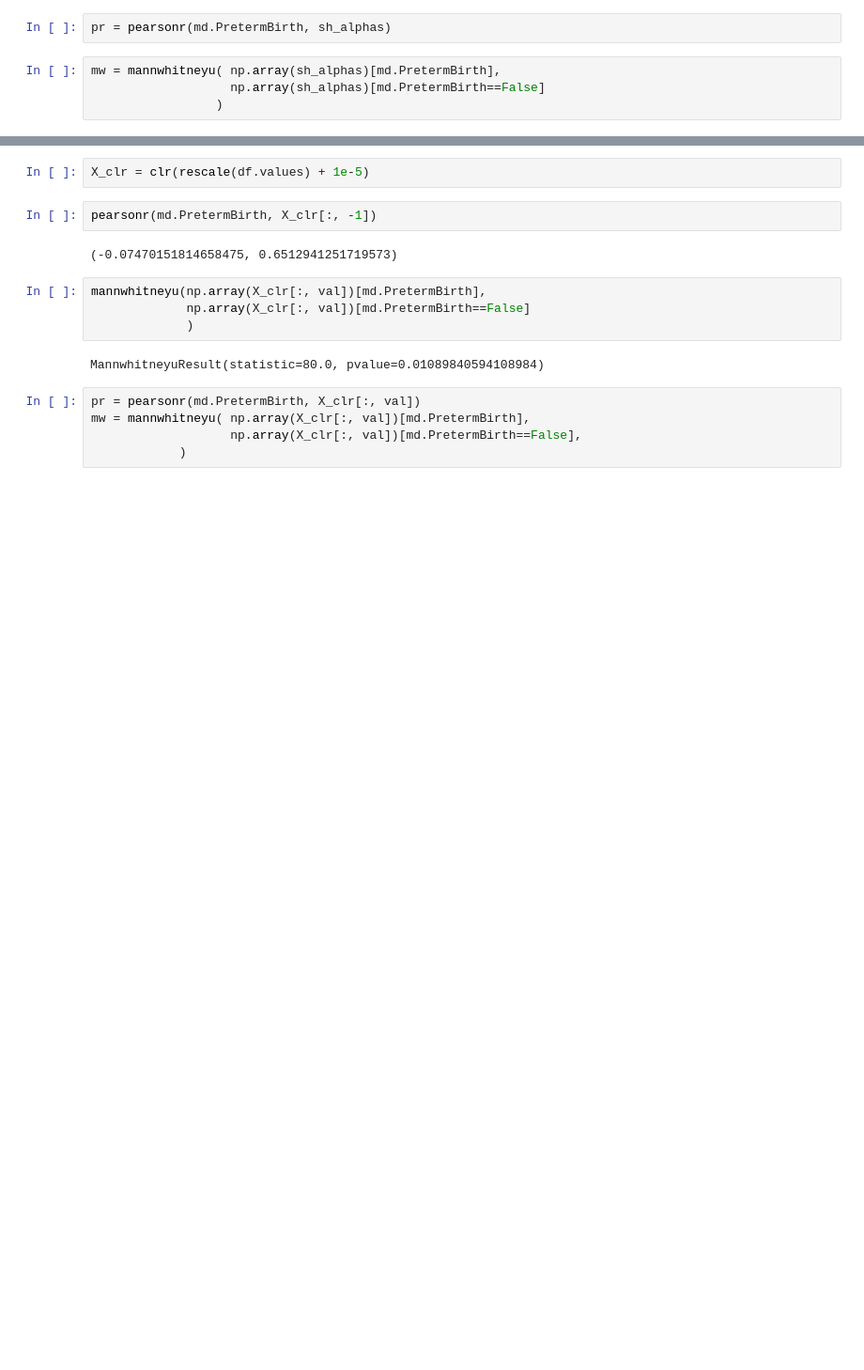
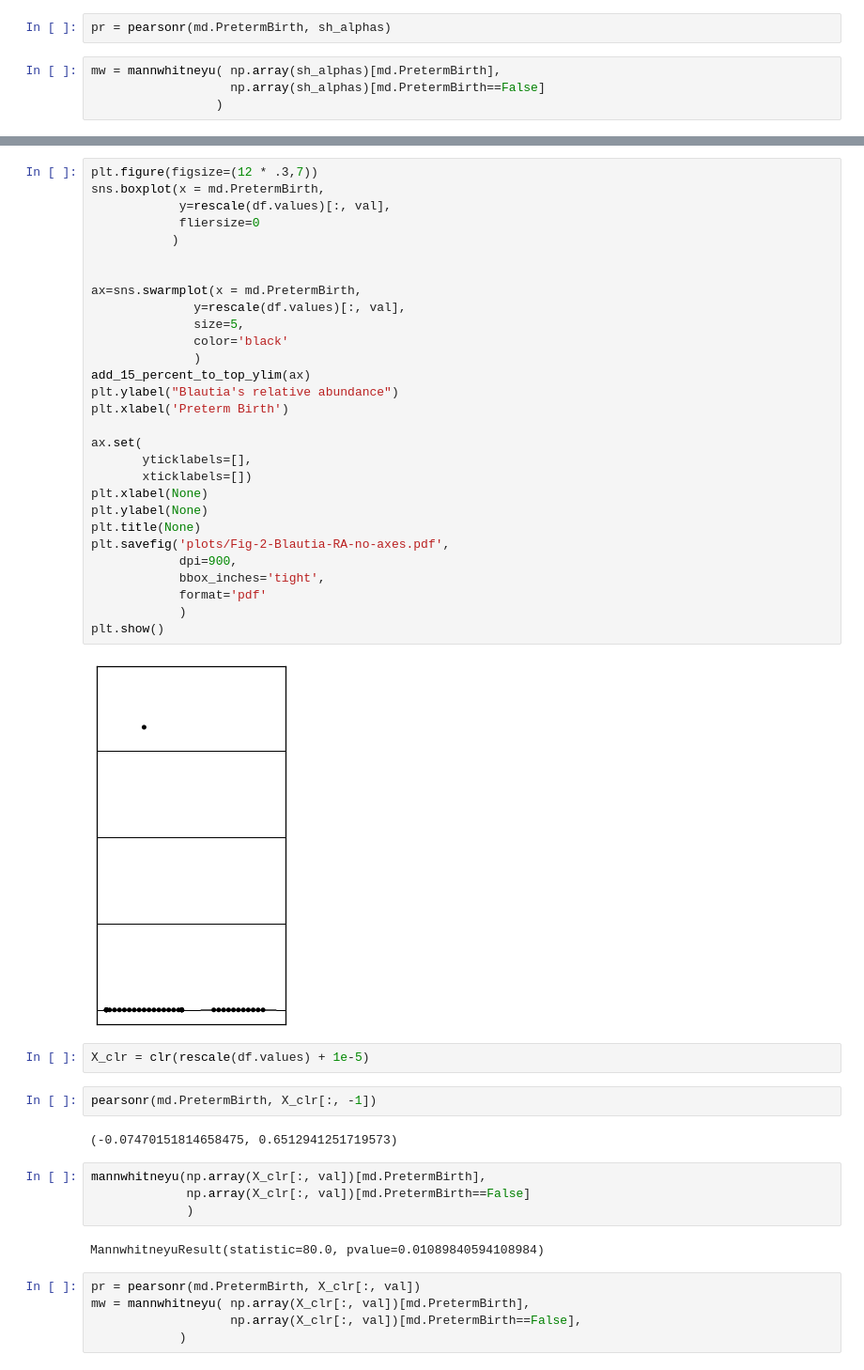
Before and after one commit to korem-lab/compositional-empty-features, a Jupyter notebook: Vaginal-microbiome-sparse-feature.ipynb, the cells around one changed output, grey strips where cells are left out. Shown at 94% size. Drawn from its saved outputs; the diff is of its cells as text; blank space fills up the shorter version.

```diff
--- a/Vaginal-microbiome-sparse-feature.ipynb
+++ b/Vaginal-microbiome-sparse-feature.ipynb
@@ -111,3 +165,34 @@ plt.show()
+# %%
+plt.figure(figsize=(12 * .3,7))
+sns.boxplot(x = md.PretermBirth,
+            y=rescale(df.values)[:, val],
+            fliersize=0
+           )
+
+
+ax=sns.swarmplot(x = md.PretermBirth,
+              y=rescale(df.values)[:, val],
+              size=5,
+              color='black'
+              )
+add_15_percent_to_top_ylim(ax)
+plt.ylabel("Blautia's relative abundance")
+plt.xlabel('Preterm Birth')
+
+ax.set(
+       yticklabels=[],
+       xticklabels=[])
+plt.xlabel(None)
+plt.ylabel(None)
+plt.title(None)
+plt.savefig('plots/Fig-2-Blautia-RA-no-axes.pdf',
+            dpi=900,
+            bbox_inches='tight',
+            format='pdf'
+            )
+plt.show()
+# %% [output]
+[figure, added]
 # %%
 X_clr = clr(rescale(df.values) + 1e-5)
 # %%
```
Also changed, not shown: parts of 16 cells of this notebook, 27 other files.
